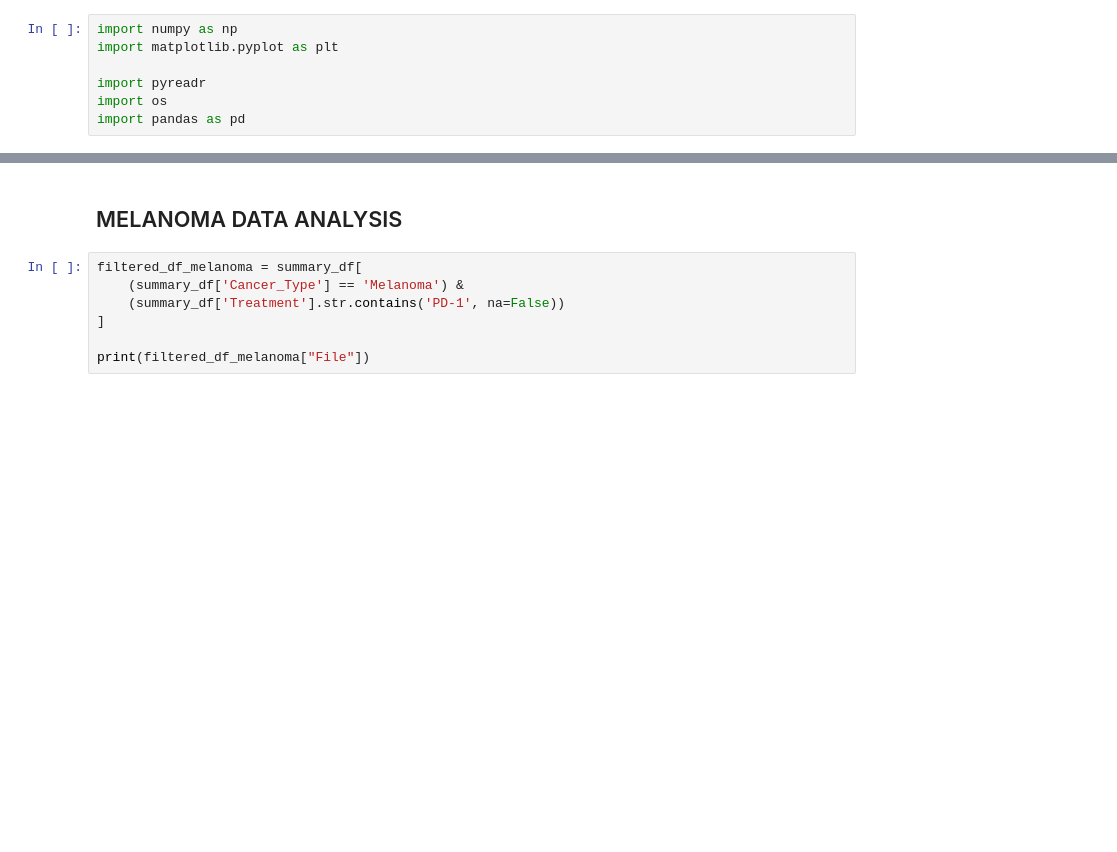
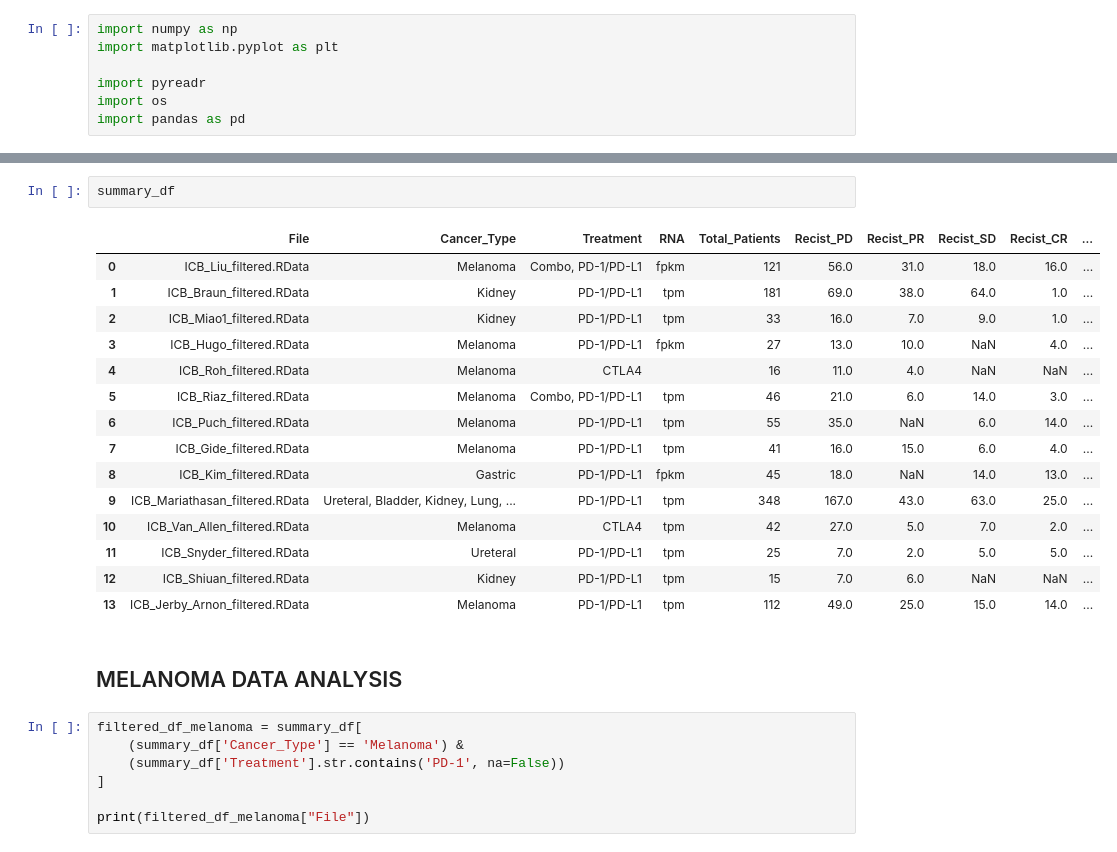
Before and after one commit to bhklab/conformal-ffs, a Jupyter notebook: workflow/notebooks/preproccesing_melanoma.ipynb, the cells around one changed output, grey strips where cells are left out. Drawn from its saved outputs; the diff is of its cells as text; blank space fills up the shorter version.

```diff
--- a/workflow/notebooks/preproccesing_melanoma.ipynb
+++ b/workflow/notebooks/preproccesing_melanoma.ipynb
@@ -66,3 +82,21 @@ summary_df = summary_df.join(summary_df.pop('Response_Counts').apply(pd.Series).
+# %%
+summary_df
+# %% [output]
+|  | File | Cancer_Type | Treatment | RNA | Total_Patients | Recist_PD | Recist_PR | Recist_SD | Recist_CR | ... |
+| 0 | ICB_Liu_filtered.RData | Melanoma | Combo, PD-1/PD-L1 | fpkm | 121 | 56.0 | 31.0 | 18.0 | 16.0 | ... |
+| 1 | ICB_Braun_filtered.RData | Kidney | PD-1/PD-L1 | tpm | 181 | 69.0 | 38.0 | 64.0 | 1.0 | ... |
+| 2 | ICB_Miao1_filtered.RData | Kidney | PD-1/PD-L1 | tpm | 33 | 16.0 | 7.0 | 9.0 | 1.0 | ... |
+| 3 | ICB_Hugo_filtered.RData | Melanoma | PD-1/PD-L1 | fpkm | 27 | 13.0 | 10.0 | NaN | 4.0 | ... |
+| 4 | ICB_Roh_filtered.RData | Melanoma | CTLA4 |  | 16 | 11.0 | 4.0 | NaN | NaN | ... |
+| 5 | ICB_Riaz_filtered.RData | Melanoma | Combo, PD-1/PD-L1 | tpm | 46 | 21.0 | 6.0 | 14.0 | 3.0 | ... |
+| 6 | ICB_Puch_filtered.RData | Melanoma | PD-1/PD-L1 | tpm | 55 | 35.0 | NaN | 6.0 | 14.0 | ... |
+| 7 | ICB_Gide_filtered.RData | Melanoma | PD-1/PD-L1 | tpm | 41 | 16.0 | 15.0 | 6.0 | 4.0 | ... |
+| 8 | ICB_Kim_filtered.RData | Gastric | PD-1/PD-L1 | fpkm | 45 | 18.0 | NaN | 14.0 | 13.0 | ... |
+| 9 | ICB_Mariathasan_filtered.RData | Ureteral, Bladder, Kidney, Lung, ... | PD-1/PD-L1 | tpm | 348 | 167.0 | 43.0 | 63.0 | 25.0 | ... |
+| 10 | ICB_Van_Allen_filtered.RData | Melanoma | CTLA4 | tpm | 42 | 27.0 | 5.0 | 7.0 | 2.0 | ... |
+| 11 | ICB_Snyder_filtered.RData | Ureteral | PD-1/PD-L1 | tpm | 25 | 7.0 | 2.0 | 5.0 | 5.0 | ... |
+| 12 | ICB_Shiuan_filtered.RData | Kidney | PD-1/PD-L1 | tpm | 15 | 7.0 | 6.0 | NaN | NaN | ... |
+| 13 | ICB_Jerby_Arnon_filtered.RData | Melanoma | PD-1/PD-L1 | tpm | 112 | 49.0 | 25.0 | 15.0 | 14.0 | ... |
 # %% [markdown]
 ## MELANOMA DATA ANALYSIS
 # %%
```
Also changed, not shown: parts of 30 cells of this notebook, 27 other files.
